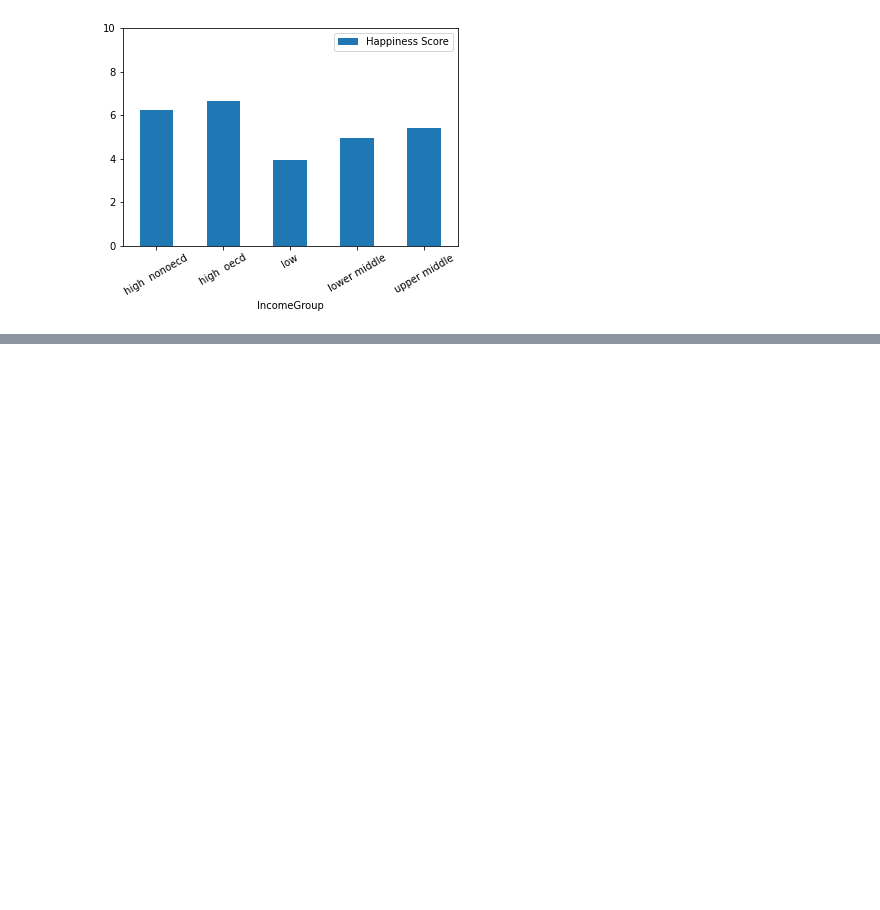
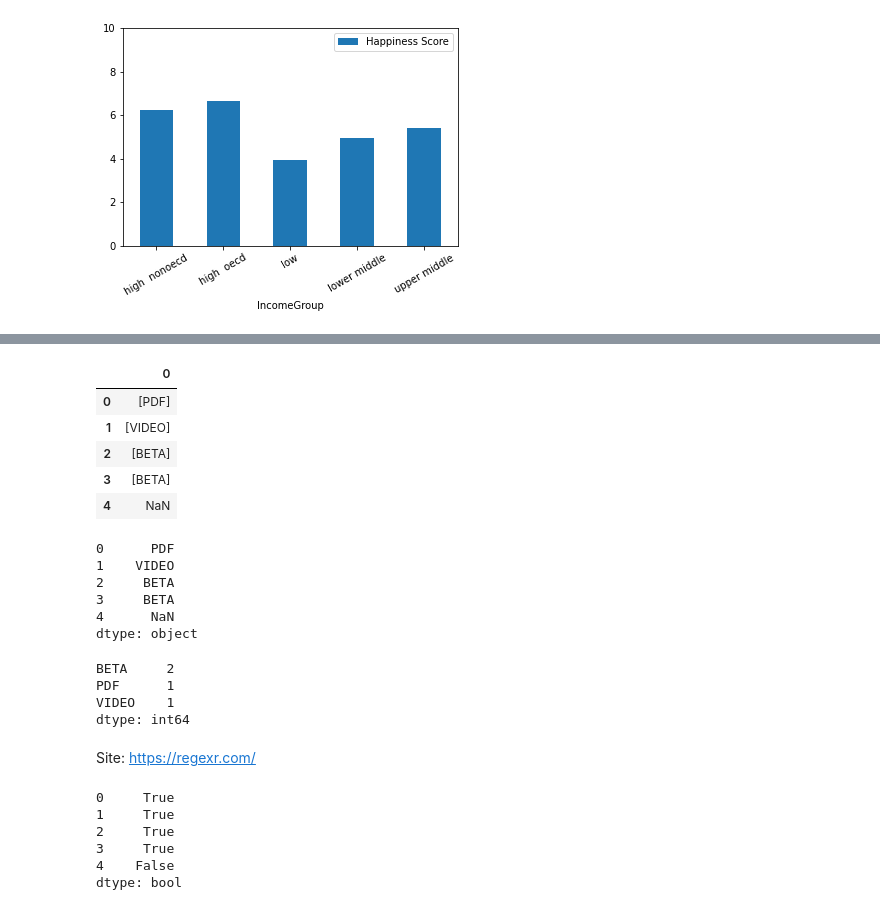
Before and after one commit to LuigiFerrari14/Curso-em-Video-Python---Guanabar-, a Jupyter notebook: Anotacoes.ipynb, the cells around one changed output, grey strips where cells are left out. Saved outputs shown, nothing was run; the diff lists cells and outputs as text; code cells hidden in the pictures; blank space fills up the shorter version.

```diff
--- a/Anotacoes.ipynb
+++ b/Anotacoes.ipynb
@@ -2042,0 +2199,54 @@ plt.show()
+# %%
+string_list = ['asd saijd ijs dsij [PDF]', 'etok  asd [VIDEO] dfkodf', '[BETA] etc etc etc', '[BETA] etc etc etc', 'asdfsd']
+padrao = r"(\[\w+\])"
+ex_series = pd.Series(string_list)
+
+tag = ex_series.str.extract(padrao)
+tag
+# %% [output]
+|  | 0 |
+| 0 | [PDF] |
+| 1 | [VIDEO] |
+| 2 | [BETA] |
+| 3 | [BETA] |
+| 4 | NaN |
+# %%
+#podemos remover o parenteses para obter apenas o texto
+padrao = r"\[(\w+)\]"#              para obtermos uma serie
+tag = ex_series.str.extract(padrao, expand=False)
+tag
+# %% [output]
+0      PDF
+1    VIDEO
+2     BETA
+3     BETA
+4      NaN
+dtype: object
+# %%
+#contagem ou tag.value_counts()
+tag = ex_series.str.extract(padrao, expand=False).value_counts()
+tag
+# %% [output]
+BETA     2
+PDF      1
+VIDEO    1
+dtype: int64
+# %% [markdown]
+Site: https://regexr.com/
+# %%
+#para trabalho mais rapido podemos crair funcoes
+def primeirasLinhas(padrao):
+  all_matches = ex_series.str.contains(padrao)
+  first5 = all_matches.head(5)
+  return first5
+
+
+padrao = r"\[(\w+)\]"
+primeirasLinhas(padrao)
+# %% [output]
+0     True
+1     True
+2     True
+3     True
+4    False
+dtype: bool
```
Also changed, not shown: parts of 75 cells of this notebook.
